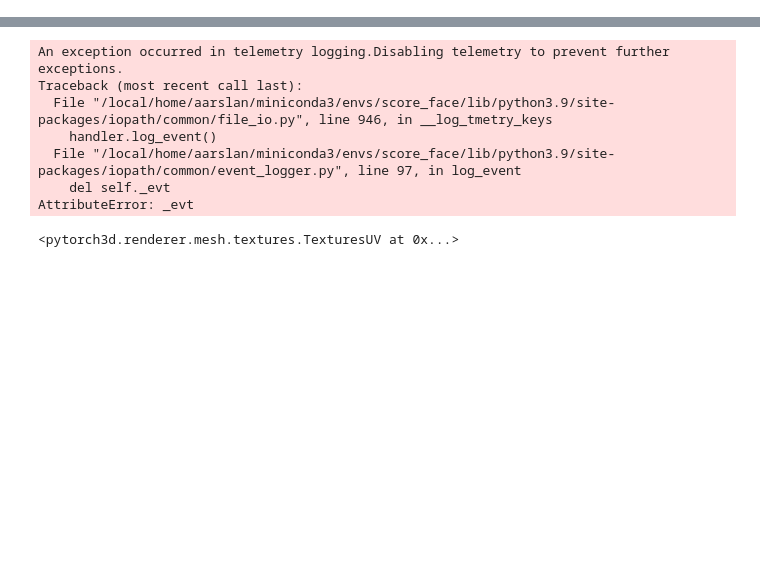
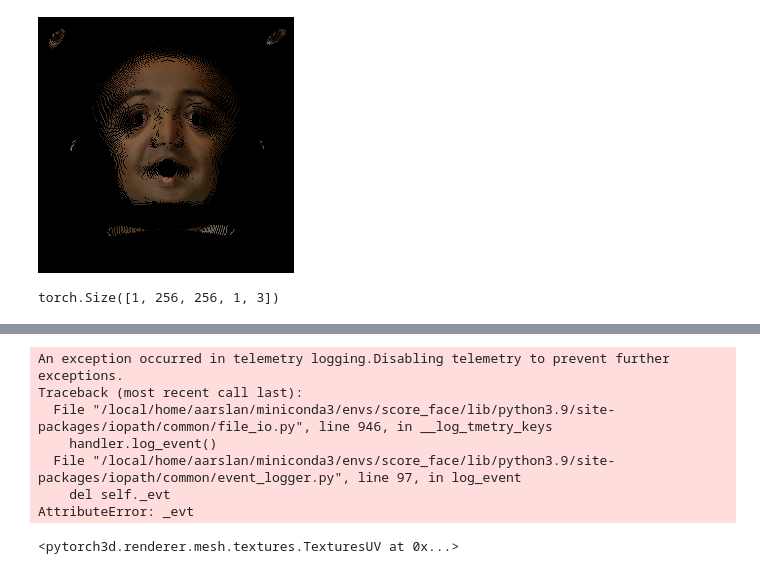
Before and after one commit to ardarslan/score-face, a Jupyter notebook: nbs/texture_test.ipynb, the cells around one changed output, grey strips where cells are left out. Saved outputs shown, nothing was run; the diff lists cells and outputs as text; code cells hidden in the pictures; blank space fills up the shorter version.

```diff
--- a/nbs/texture_test.ipynb
+++ b/nbs/texture_test.ipynb
@@ -0,0 +168,4 @@
+# %%
+packing_list = [i[j] for i, j in zip(textures_uv.verts_uvs_list(), textures_uv.faces_uvs_list())]
+faces_verts_uvs = torch.cat(packing_list)
+pixel_uvs = interpolate_face_attributes(fragments.pix_to_face, fragments.bary_coords, faces_verts_uvs)
@@ -0,0 +176,13 @@
+# %%
+new_texture = torch.zeros(size=(cfg["batch_size"], cfg["num_channels"], cfg["texture_size"], cfg["texture_size"]))
+# %%
+for sample_idx in range(cfg["batch_size"]):
+    for y in range(cfg["image_size"]):
+        for x in range(cfg["image_size"]):
+            u = cfg["texture_size"] - int(pixel_uvs[sample_idx, y, x, 0, 0] * 255) - 1
+            v = cfg["texture_size"] - int(pixel_uvs[sample_idx, y, x, 0, 1] * 255) - 1
+            new_texture[sample_idx, :, v, u] = face[sample_idx, :, y, x]
+# %%
+Image.fromarray(new_texture[0].permute(1, 2, 0).cpu().numpy().astype(np.uint8))
+# %% [output]
+[figure, added]
@@ -0,0 +237,4 @@
+# %%
+texels.shape
+# %% [output]
+torch.Size([1, 256, 256, 1, 3])
```
Also changed, not shown: parts of 12 cells of this notebook, 3 other files.
